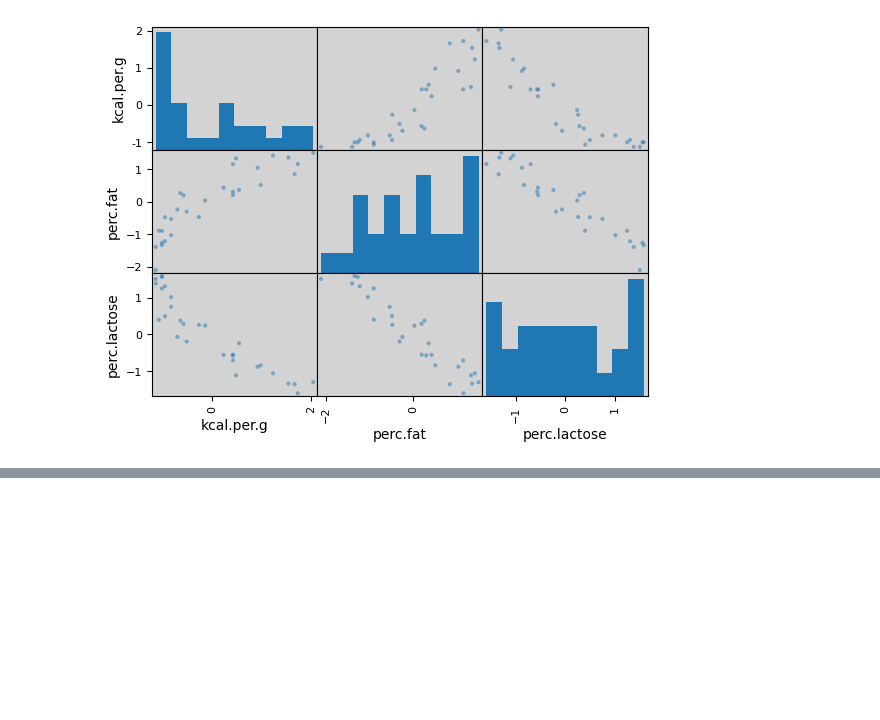
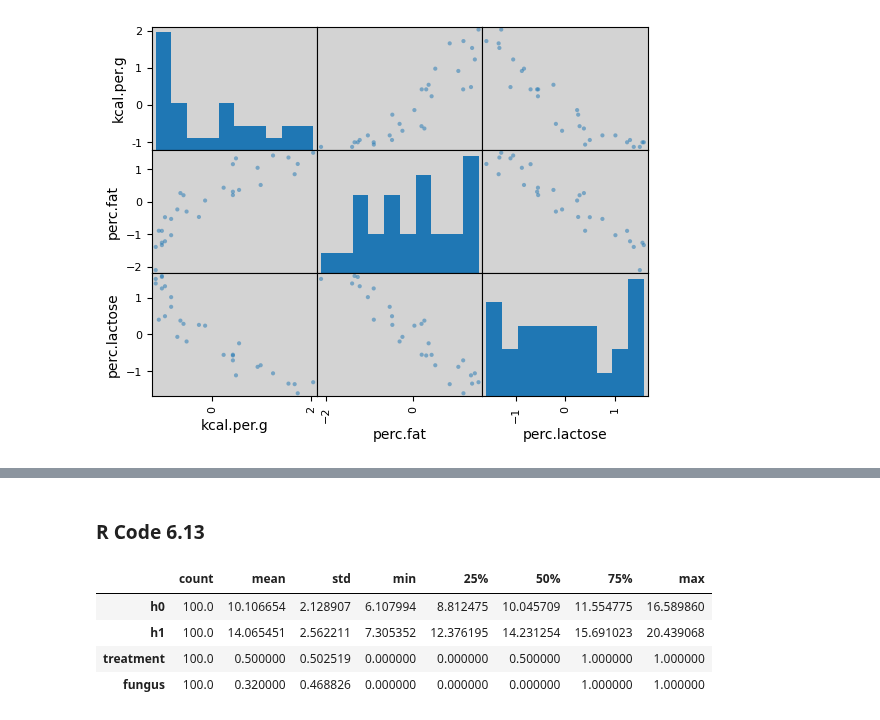
Before and after one commit to rodolphomacedo/statistical_rethinking_pt_BR, a Jupyter notebook: parte_6.ipynb, the cells around one changed output, grey strips where cells are left out. Cells and saved outputs as stored; diff of their text form; code cells hidden in the pictures; blank space fills up the shorter version.

Commit message:
Update the cap6 - Bias post-treatment

```diff
--- a/parte_6.ipynb
+++ b/parte_6.ipynb
@@ -531,0 +613,28 @@ Overthinking: Simulando a colineariedade.
+# %% [markdown]
+### R Code 6.13
+# %%
+# np.random.seed(71)
+
+# Quantidade de plantas
+N = 100
+
+# Simulação inicial das alturas
+h0 = np.random.normal(10, 2, N)
+
+# Atribuindo tratamentos e simulando fungos e tratamentos
+treatment = np.repeat([0,1], repeats=int(N/2))
+fungus = np.random.binomial(n=1, p=(0.5 - treatment*0.4), size=N)
+h1 = h0 + np.random.normal(5 - 3*fungus, 1, N)
+
+# Dataframe
+d = pd.DataFrame.from_dict({'h0': h0,
+                            'h1': h1,
+                            'treatment': treatment,
+                            'fungus': fungus})
+d.describe().T
+# %% [output]
+|  | count | mean | std | min | 25% | 50% | 75% | max |
+| h0 | 100.0 | 10.106654 | 2.128907 | 6.107994 | 8.812475 | 10.045709 | 11.554775 | 16.589860 |
+| h1 | 100.0 | 14.065451 | 2.562211 | 7.305352 | 12.376195 | 14.231254 | 15.691023 | 20.439068 |
+| treatment | 100.0 | 0.500000 | 0.502519 | 0.000000 | 0.000000 | 0.500000 | 1.000000 | 1.000000 |
+| fungus | 100.0 | 0.320000 | 0.468826 | 0.000000 | 0.000000 | 0.000000 | 1.000000 | 1.000000 |
```
Also changed, not shown: parts of 26 cells of this notebook.
